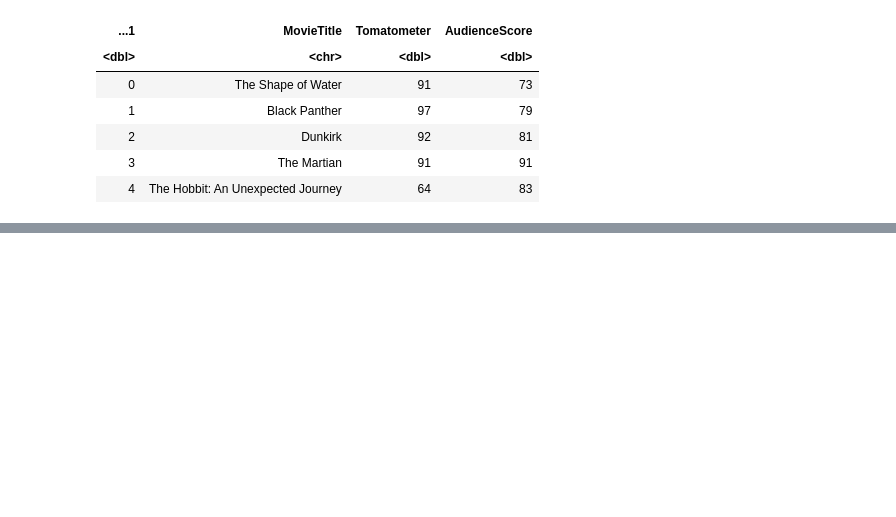
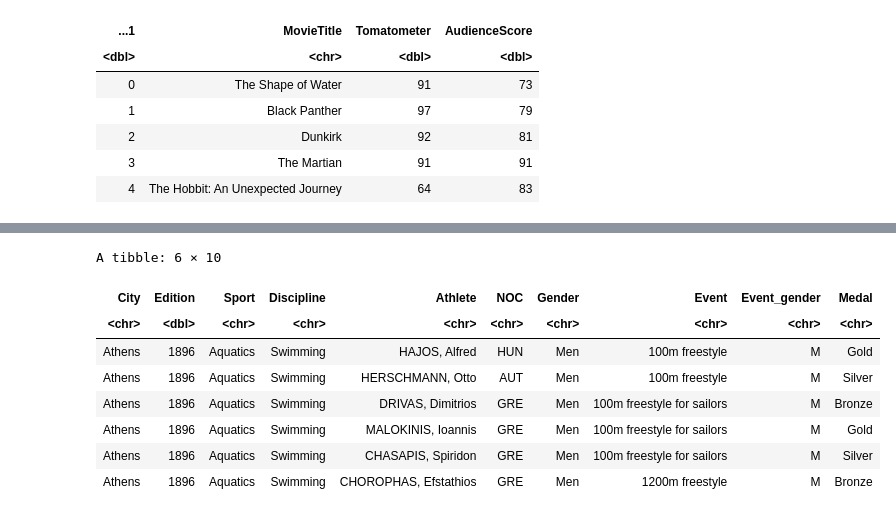
Before and after one commit to svkarthik86/R-Programming, a Jupyter notebook: DataReshape_in_R.ipynb, the cells around one changed output, grey strips where cells are left out. Cells and saved outputs as stored; diff of their text form; code cells hidden in the pictures; blank space fills up the shorter version.

```diff
--- a/DataReshape_in_R.ipynb
+++ b/DataReshape_in_R.ipynb
@@ -1074,3 +1127,5 @@ A tibble: 5 × 4
 | 2 | Dunkirk | 92 | 81 |
 | 3 | The Martian | 91 | 91 |
 | 4 | The Hobbit: An Unexpected Journey | 64 | 83 |
+# %%
+odata<-readr:: read_csv("https://raw.githubusercontent.com/svkarthik86/Advanced-python/main/olympics.csv",skip=4)
@@ -1076,0 +1141,12 @@ A tibble: 5 × 4
+# %%
+head(odata)
+# %% [output]
+A tibble: 6 × 10
+| City | Edition | Sport | Discipline | Athlete | NOC | Gender | Event | Event_gender | Medal |
+| <chr> | <dbl> | <chr> | <chr> | <chr> | <chr> | <chr> | <chr> | <chr> | <chr> |
+| Athens | 1896 | Aquatics | Swimming | HAJOS, Alfred | HUN | Men | 100m freestyle | M | Gold |
+| Athens | 1896 | Aquatics | Swimming | HERSCHMANN, Otto | AUT | Men | 100m freestyle | M | Silver |
+| Athens | 1896 | Aquatics | Swimming | DRIVAS, Dimitrios | GRE | Men | 100m freestyle for sailors | M | Bronze |
+| Athens | 1896 | Aquatics | Swimming | MALOKINIS, Ioannis | GRE | Men | 100m freestyle for sailors | M | Gold |
+| Athens | 1896 | Aquatics | Swimming | CHASAPIS, Spiridon | GRE | Men | 100m freestyle for sailors | M | Silver |
+| Athens | 1896 | Aquatics | Swimming | CHOROPHAS, Efstathios | GRE | Men | 1200m freestyle | M | Bronze |
```
Also changed, not shown: parts of 15 cells of this notebook, 3 other files.
